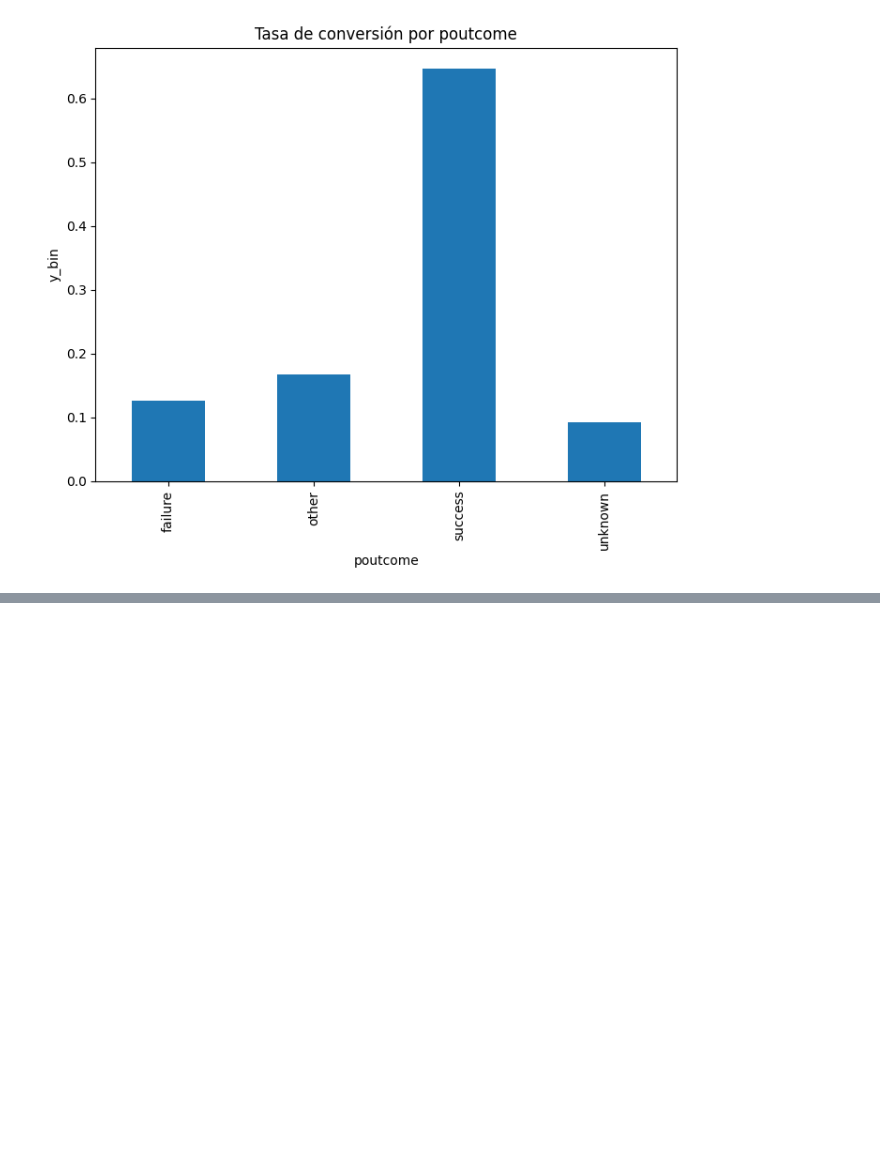
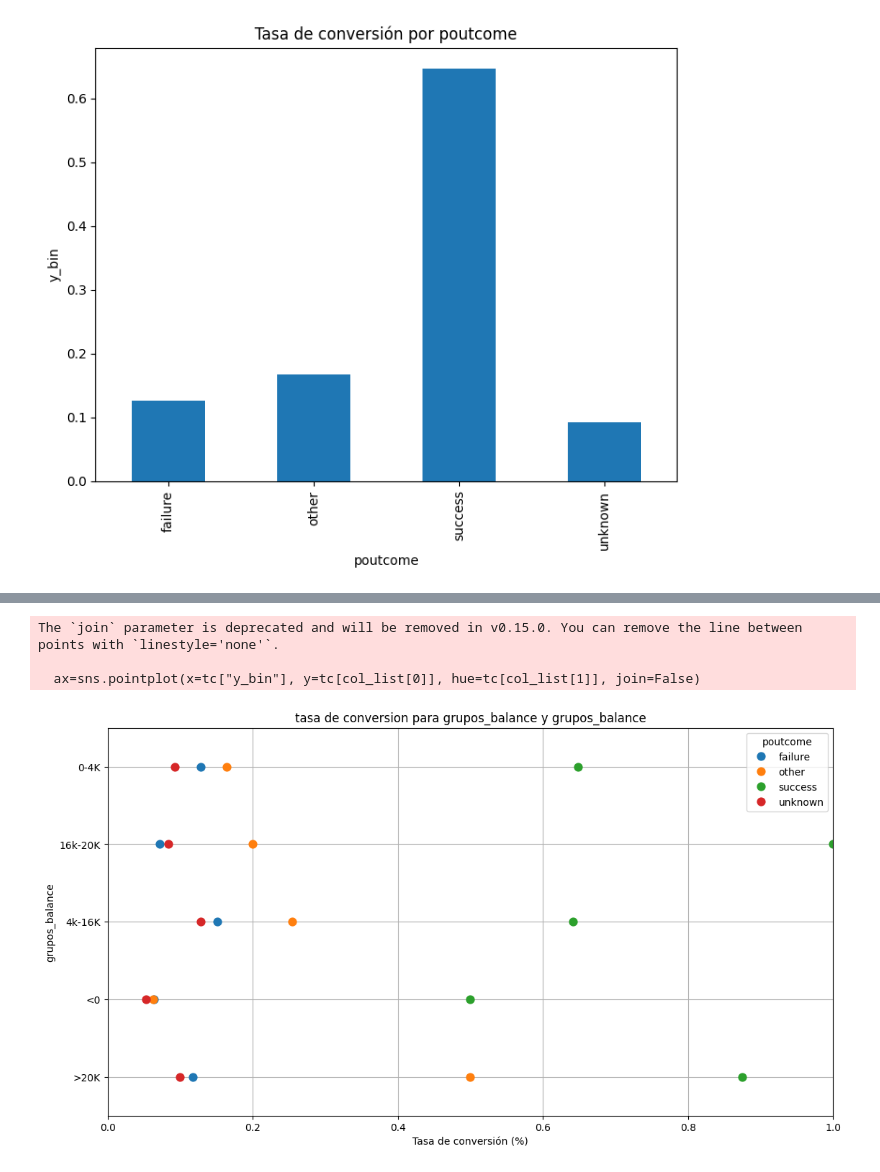
Before and after one commit to EDINSONFINTECH/explodata2, a Jupyter notebook: explodata.ipynb, the cells around one changed output, grey strips where cells are left out. Cells and saved outputs as stored; diff of their text form; code cells hidden in the pictures; blank space fills up the shorter version.

```diff
--- a/explodata.ipynb
+++ b/explodata.ipynb
@@ -311,0 +334,8 @@ graf_tasa_conver("poutcome", "y_bin" , type ="bar")
+# %%
+# Analicemos otras dos variables simultaneamente
+graficar_tc_bivariada(["grupos_balance", "poutcome"])
+# %% [output]
+The `join` parameter is deprecated and will be removed in v0.15.0. You can remove the line between points with `linestyle='none'`.
+
+  ax=sns.pointplot(x=tc["y_bin"], y=tc[col_list[0]], hue=tc[col_list[1]], join=False)
+[figure, added]
```
Also changed, not shown: parts of 7 cells of this notebook.
